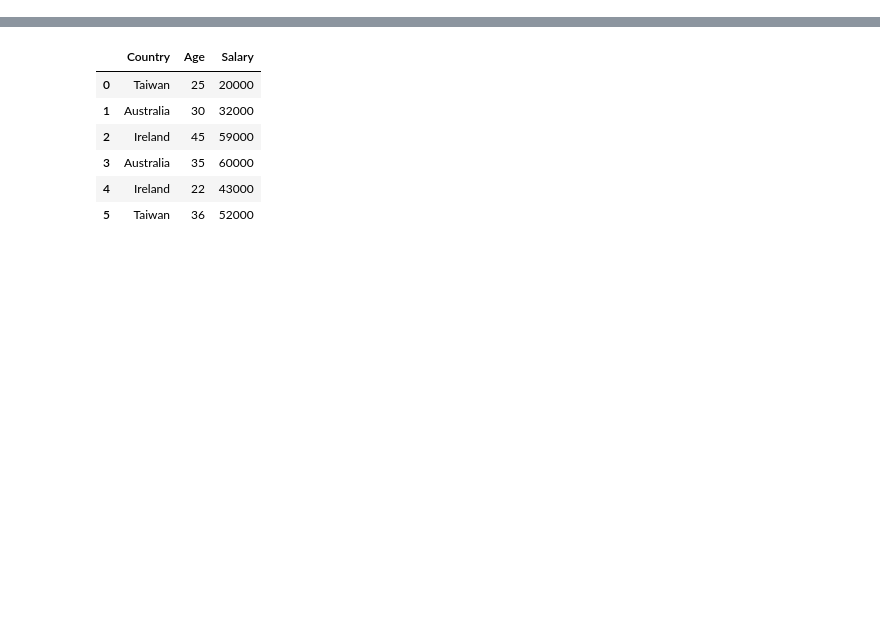
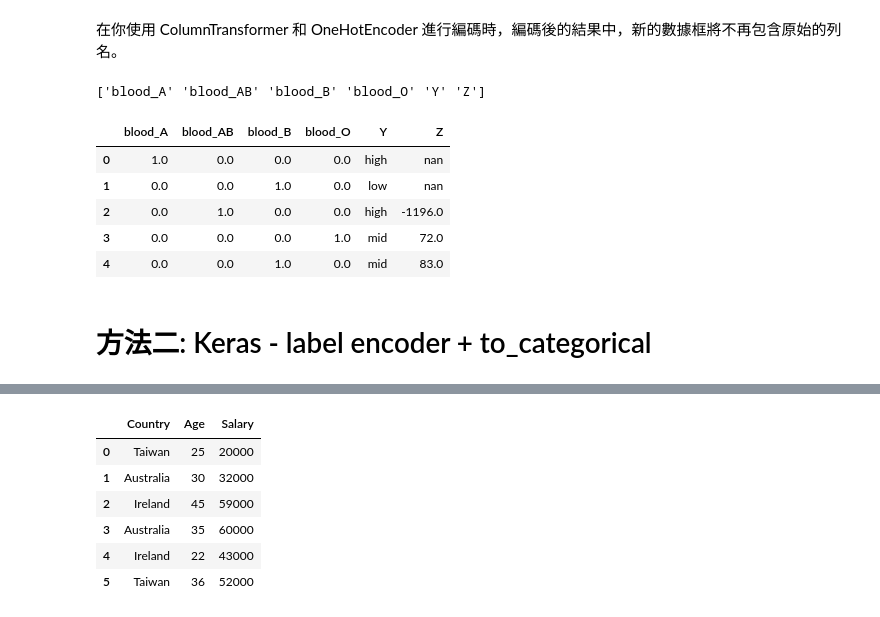
Before and after one commit to estellacoding/IMLP421, a Jupyter notebook: unit-3-ml-basic/4_Categorical_features_實戰.ipynb, the cells around one changed output, grey strips where cells are left out. Saved outputs shown, nothing was run; the diff lists cells and outputs as text; code cells hidden in the pictures; blank space fills up the shorter version.

```diff
--- a/unit-3-ml-basic/4_Categorical_features_實戰.ipynb
+++ b/unit-3-ml-basic/4_Categorical_features_實戰.ipynb
@@ -250,0 +113,18 @@ print(df_blood)
+# %%
+from sklearn.preprocessing import OneHotEncoder
+from sklearn.compose import ColumnTransformer
+
+# 定義 ColumnTransformer，對第0列進行OneHotEncoding
+column_transformer = ColumnTransformer(
+    transformers=[('onehot', OneHotEncoder(), [0])], # [0] 表示對第0列進行OneHotEncoding
+    remainder='passthrough'  # 其他列保持原樣
+)
+
+# 應用ColumnTransformer進行編碼
+# 使用fit_transform方法擬合，轉換df為NumPy陣列，並將其元素類型設為字串
+data = np.array(column_transformer.fit_transform(df), dtype =str)
+print(data)
+
+# 將轉換後的NumPy陣列轉換為Pandas資料
+data_df = pd.DataFrame(data)
+data_df
@@ -250,0 +143,22 @@ print(df_blood)
+# %% [markdown]
+在你使用 ColumnTransformer 和 OneHotEncoder 進行編碼時，編碼後的結果中，新的數據框將不再包含原始的列名。
+# %%
+# 獲取OneHotEncoder的列名
+onehot_feature_names = column_transformer.named_transformers_['onehot'].get_feature_names_out(['blood'])
+# 合併OneHotEncoder的列名和原始列名（除了第0列）
+new_feature_names = np.concatenate([onehot_feature_names, df.columns[1:]])
+print(new_feature_names)
+
+# 將轉換後的數據轉換為DataFrame
+data_df = pd.DataFrame(data, columns=new_feature_names)
+data_df
+# %% [output]
+['blood_A' 'blood_AB' 'blood_B' 'blood_O' 'Y' 'Z']
+|  | blood_A | blood_AB | blood_B | blood_O | Y | Z |
+| 0 | 1.0 | 0.0 | 0.0 | 0.0 | high | nan |
+| 1 | 0.0 | 0.0 | 1.0 | 0.0 | low | nan |
+| 2 | 0.0 | 1.0 | 0.0 | 0.0 | high | -1196.0 |
+| 3 | 0.0 | 0.0 | 0.0 | 1.0 | mid | 72.0 |
+| 4 | 0.0 | 0.0 | 1.0 | 0.0 | mid | 83.0 |
+# %% [markdown]
+# 方法二: Keras - label encoder + to_categorical
```
Also changed, not shown: parts of 56 cells of this notebook, 2 other files.
